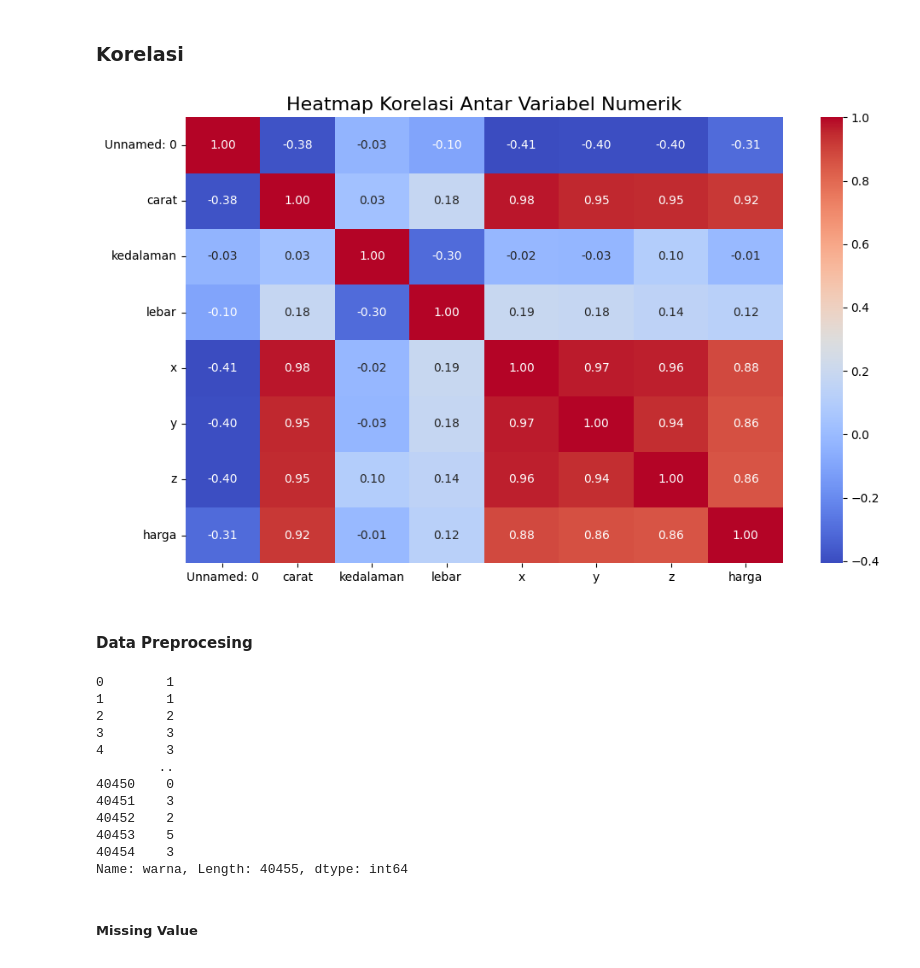
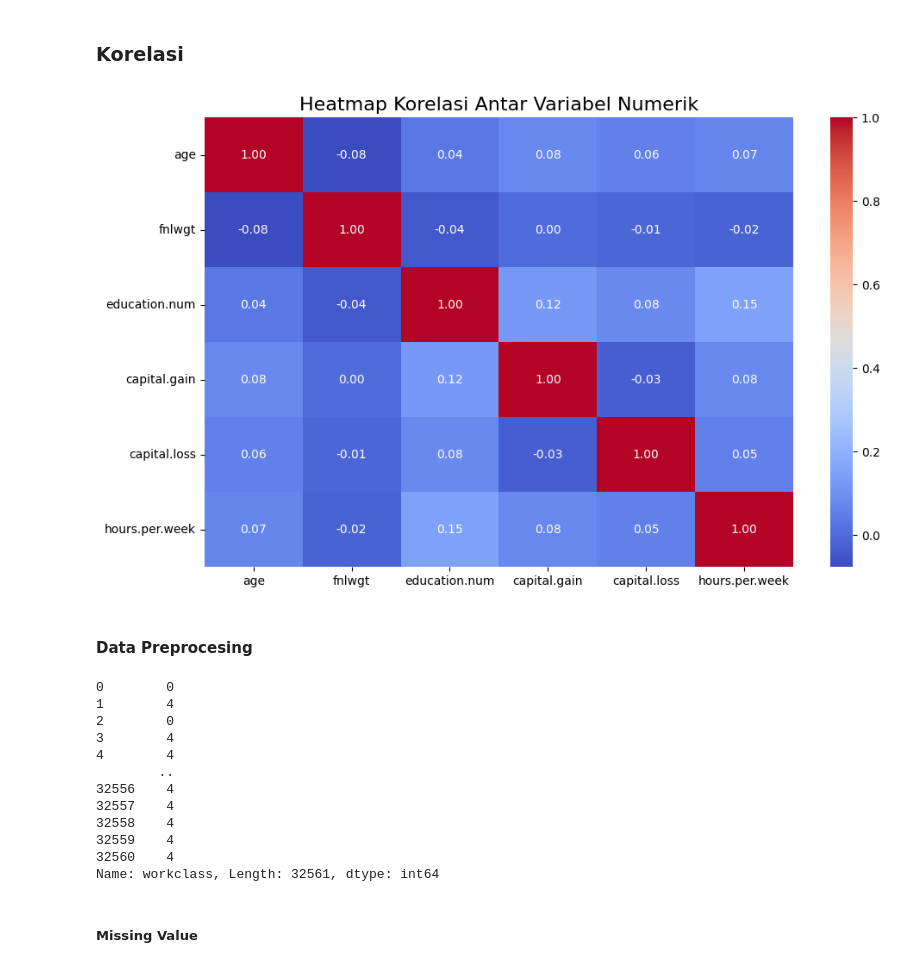
Before and after one commit to zhafif05/belajar_ai, a Jupyter notebook: data_preposessing/Prediksi_Harga_Berlian_(EDA)_preposesing.ipynb, the cells around one changed output. Drawn from its saved outputs; the diff is of its cells as text; code cells hidden in the pictures.

Commit message:
tugas klasifikasi income

```diff
--- a/data_preposessing/Prediksi_Harga_Berlian_(EDA)_preposesing.ipynb
+++ b/data_preposessing/Prediksi_Harga_Berlian_(EDA)_preposesing.ipynb
@@ -449,50 +451,62 @@ plt.show()
 # %%
 import pandas as pd
 import matplotlib.pyplot as plt
 import seaborn as sns
 
 # 1. Baca dataset
-df = pd.read_csv("berlian.csv")
+df = pd.read_csv("adult.csv")
 
 # 2. Ambil hanya kolom numerik
 df_numerik = df.select_dtypes(include=['int64', 'float64'])
 
 # 3. Hitung korelasi
 corr = df_numerik.corr()
 
 # 4. Visualisasi heatmap
 plt.figure(figsize=(10, 6))
 sns.heatmap(corr, annot=True, fmt=".2f", cmap="coolwarm", cbar=True)
 
 plt.title("Heatmap Korelasi Antar Variabel Numerik", fontsize=16)
 plt.tight_layout()
 plt.show()
 # %% [output]
-[figure, old version]
+[figure, new version]
 # %% [markdown]
 #### Data Preprocesing
 # %%
-from sklearn import preprocessing
 from sklearn.preprocessing import LabelEncoder
+
 label_encoder = LabelEncoder()
-df['warna'] = label_encoder.fit_transform(df['warna'])
-df['potongan'] = label_encoder.fit_transform(df['potongan'])
-df['kejernihan'] = label_encoder.fit_transform(df['kejernihan'])
+
+# Lakukan Label Encoding untuk kolom kategorikal
+df['workclass'] = label_encoder.fit_transform(df['workclass'])
+df['education'] = label_encoder.fit_transform(df['education'])
+df['marital.status'] = label_encoder.fit_transform(df['marital.status'])
+df['occupation'] = label_encoder.fit_transform(df['occupation'])
+df['relationship'] = label_encoder.fit_transform(df['relationship'])
+df['race'] = label_encoder.fit_transform(df['race'])
+df['sex'] = label_encoder.fit_transform(df['sex'])
+df['native.country'] = label_encoder.fit_transform(df['native.country'])
+df['income'] = label_encoder.fit_transform(df['income'])
+
+# Menampilkan daftar label unik terakhir yang di-encode
 label_encoder.classes_
-df['warna']
+
+# Melihat hasil encoding dari satu kolom (contohnya 'workclass')
+df['workclass']
 # %% [output]
-0        1
-1        1
-2        2
-3        3
-4        3
+0        0
+1        4
+2        0
+3        4
+4        4
         ..
-40450    0
-40451    3
-40452    2
-40453    5
-40454    3
-Name: warna, Length: 40455, dtype: int64
+32556    4
+32557    4
+32558    4
+32559    4
+32560    4
+Name: workclass, Length: 32561, dtype: int64
 # %% [markdown]
 ##### Missing Value
 # %%
```
Also changed, not shown: parts of 25 cells of this notebook, 1 other file.
